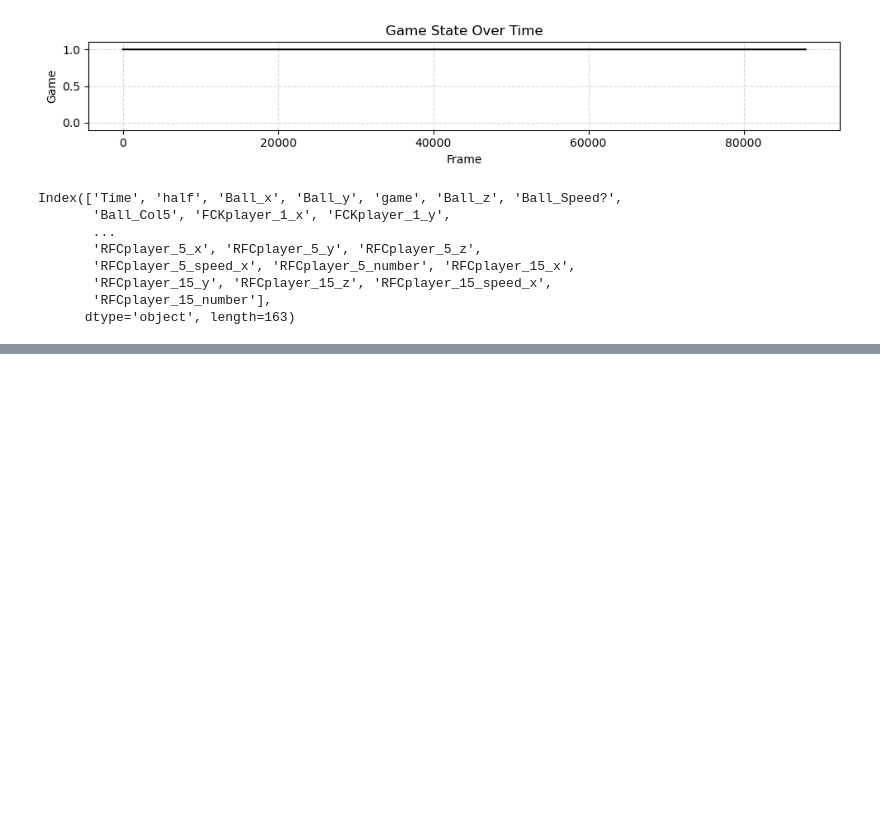
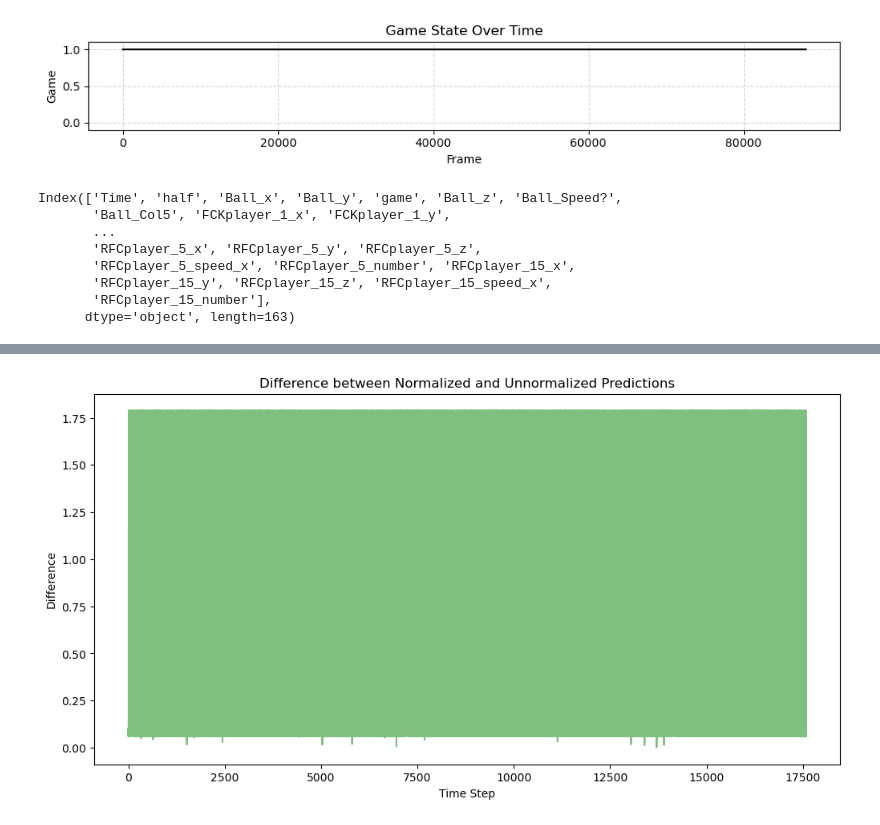
Before and after one commit to adiguzeldeniz/ekip_makine, a Jupyter notebook: retried_NN.ipynb, the cells around one changed output, grey strips where cells are left out. Cells and saved outputs as stored; diff of their text form; code cells hidden in the pictures; blank space fills up the shorter version.

```diff
--- a/retried_NN.ipynb
+++ b/retried_NN.ipynb
@@ -181,0 +226,19 @@ plt.show()
+# %%
+def difference(normalised, unnormalized):
+    return np.abs(normalised - unnormalized)
+
+# Calculate the differences
+diff_x = difference(predicted_x, predicted_y)
+diff_y = difference(target_x_test, target_y_test)
+
+# Plotting the differences
+plt.figure(figsize=(12, 6))
+plt.plot(diff_x, label='Difference in X Position', color='green', alpha=0.5)
+#plt.plot(diff_y, label='Difference in Y Position', color='orange', alpha=0.5)
+plt.title('Difference between Normalized and Unnormalized Predictions')
+plt.xlabel('Time Step')
+plt.ylabel('Difference')
+#plt.legend()
+plt.show()
+# %% [output]
+[figure, added]
```
Also changed, not shown: parts of 13 cells of this notebook, 2 other files.
